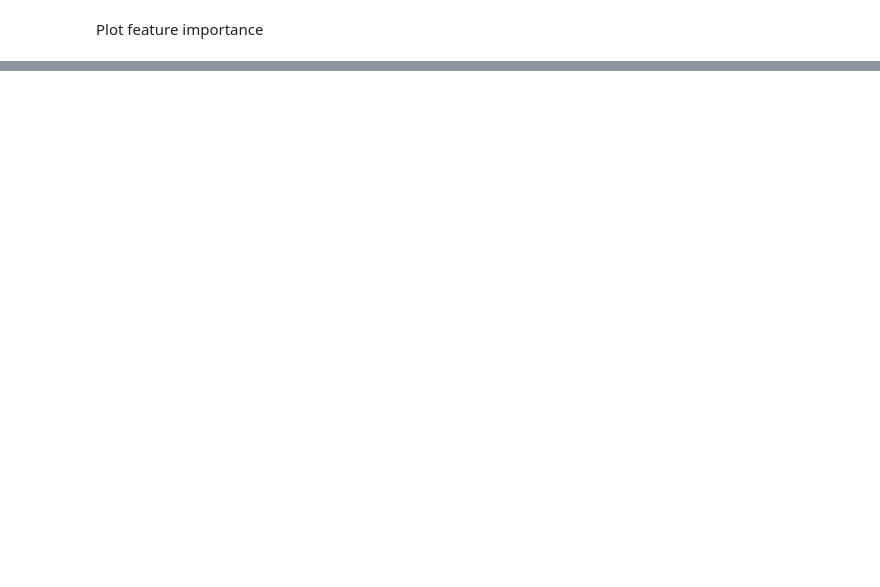
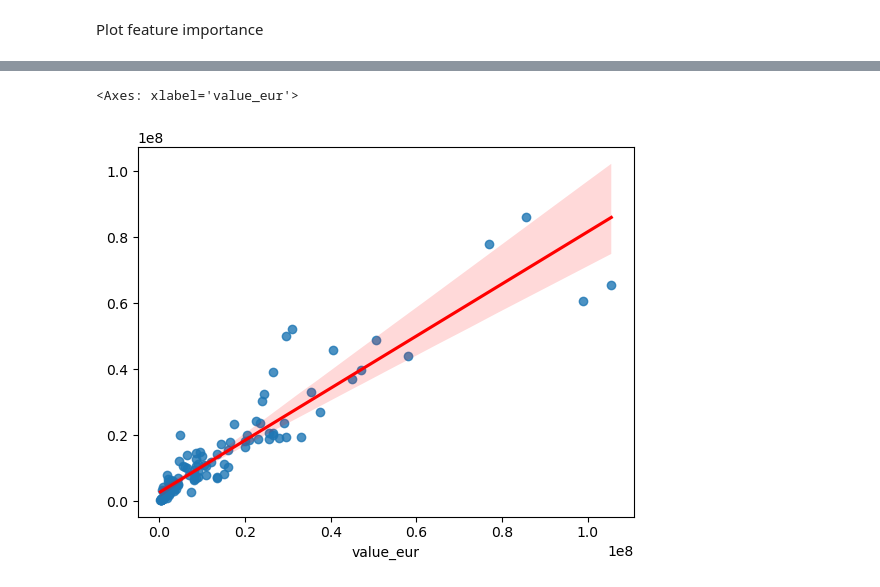
Before and after one commit to ish10k/footballer-wage-prediction, a Jupyter notebook: RandomForestRegressor.ipynb, the cells around one changed output, grey strips where cells are left out. Drawn from its saved outputs; the diff is of its cells as text; code cells hidden in the pictures; blank space fills up the shorter version.

```diff
--- a/RandomForestRegressor.ipynb
+++ b/RandomForestRegressor.ipynb
@@ -769,0 +891,16 @@ sns.barplot(x='Importance', y='Feature', data=importance_df)
+# %%
+# Use the best model to make predictions
+y_prediction = best_rfr.predict(X_test)
+
+# Evaluate the performance of the best model on test dataset
+r2 = r2_score(y_test, y_prediction)
+adj_r2 = adjusted_r2_score(y_test, y_prediction, X_train.shape[0])
+mae = mean_absolute_error(y_test, y_prediction)
+mse = mean_squared_error(y_test, y_prediction)
+rmse = sqrt(mse)
+
+
+print(f"Adjusted R²: {adj_r2}")
+print(f"MAE: {mae}")
+print(f"MSE: {mse}")
+print(f"RMSE: {rmse}")
@@ -769,0 +919,5 @@ sns.barplot(x='Importance', y='Feature', data=importance_df)
+# %%
+sns.regplot(x=y_test, y=y_prediction, line_kws=dict(color="r"))
+# %% [output]
+<Axes: xlabel='value_eur'>
+[figure, added]
```
Also changed, not shown: parts of 32 cells of this notebook, 2 other files.
